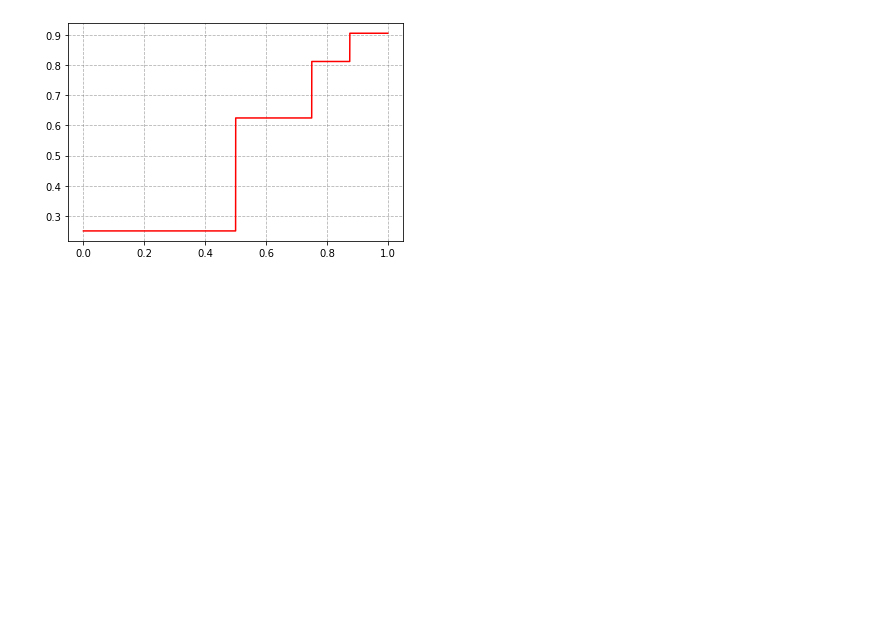
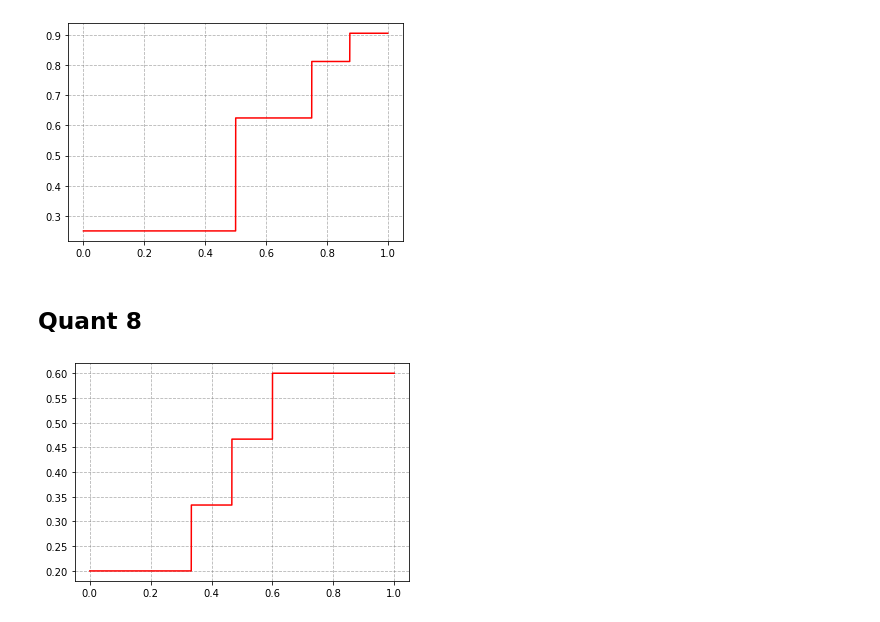
Before and after one commit to COMPAS-Lab/sparsity-transformers-analyzer, a Jupyter notebook: quant_method_explain.ipynb, the cells around one changed output. Cells and saved outputs as stored; diff of their text form; code cells hidden in the pictures; blank space fills up the shorter version.

```diff
--- a/quant_method_explain.ipynb
+++ b/quant_method_explain.ipynb
@@ -237,3 +237,23 @@ plt.show()
 plt.close()
 # %% [output]
 [figure]
+# %% [markdown]
+## Quant 8
+# %%
+def quant_8(att, bits, min_val, max_val):
+    base = (max_val - min_val) / (2**int(bits)-1)
+    cutpoints = [0.0] + [(i+1)*base for i in range(int(2.0**bits-1))]
+    res = np.floor((att - min_val) / base) * base + min_val
+    res[att < min_val] = min_val
+    res[att > max_val] = max_val
+    return res
+
+res = quant_8(dat, 2, 0.2, 0.6)
+fig, ax = plt.subplots()
+# ax.set_xscale('log', basex=10)
+ax.plot(dat, res, 'r-')
+ax.grid(linestyle='--', color='grey', alpha=0.6)
+plt.show()
+plt.close()
+# %% [output]
+[figure, added]
```
Also changed, not shown: 3 other files.
